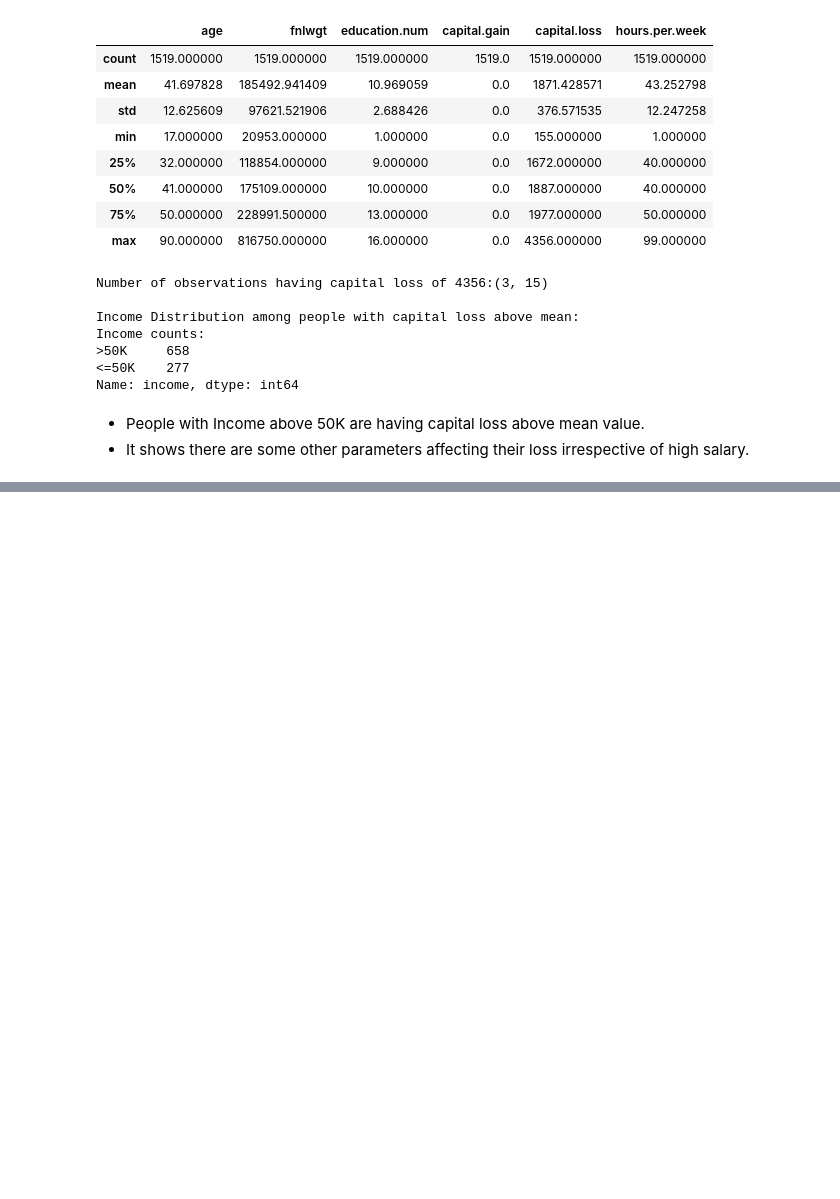
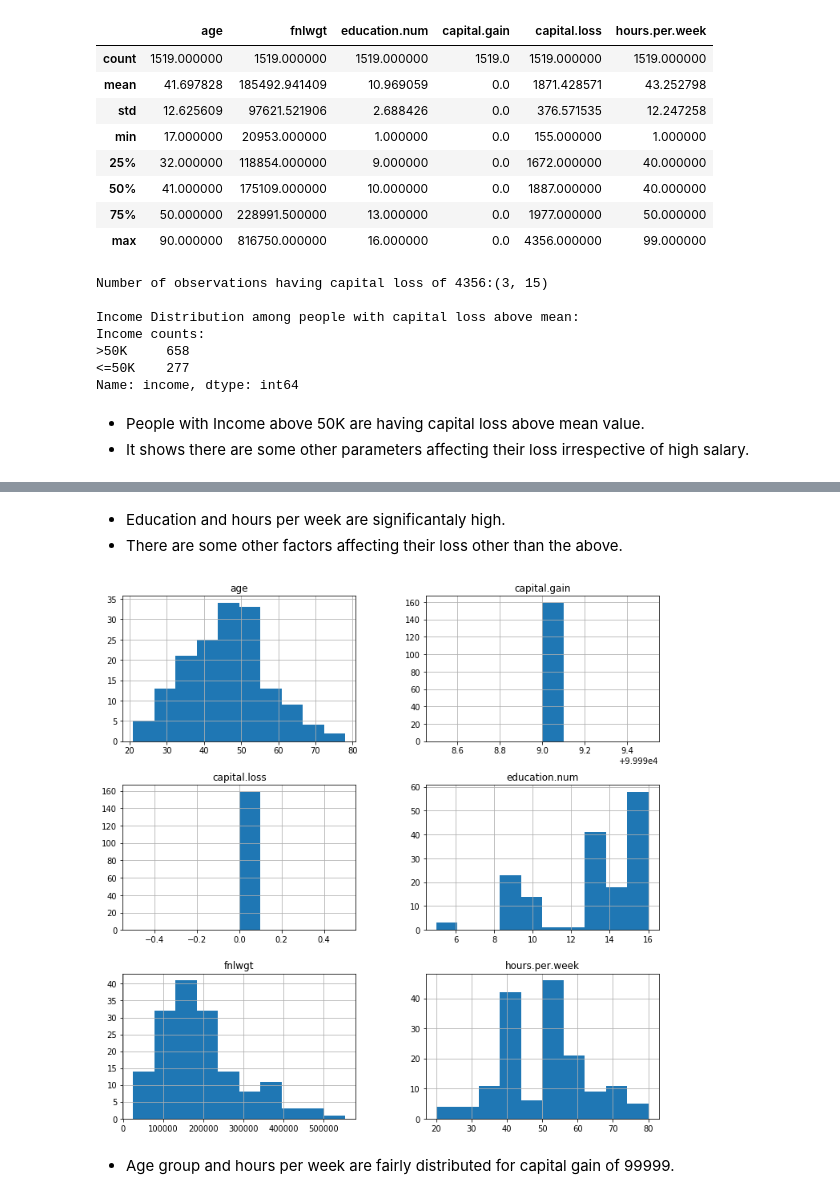
Before and after one commit to katreparitosh/Income-Predictor-Model, a Jupyter notebook: adultcensus1.ipynb, the cells around one changed output, grey strips where cells are left out. Saved outputs shown, nothing was run; the diff lists cells and outputs as text; code cells hidden in the pictures; blank space fills up the shorter version.

```diff
--- a/adultcensus1.ipynb
+++ b/adultcensus1.ipynb
@@ -298,0 +304,9 @@ Name: income, dtype: int64
+# %% [markdown]
+- Education and hours per week are significantaly high.
+- There are some other factors affecting their loss other than the above.
+# %%
+adult_df.loc[adult_df['capital.gain'] == 99999,:].hist(figsize = (12,12));
+# %% [output]
+[figure, added]
+# %% [markdown]
+- Age group and hours per week are fairly distributed for capital gain of 99999.
```
Also changed, not shown: parts of 1 cell of this notebook.
